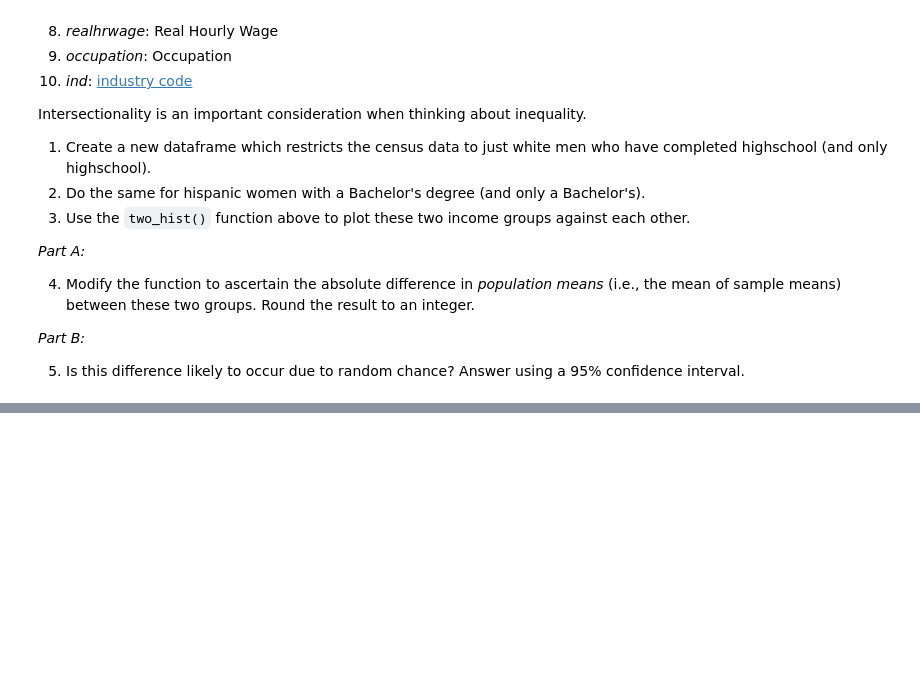
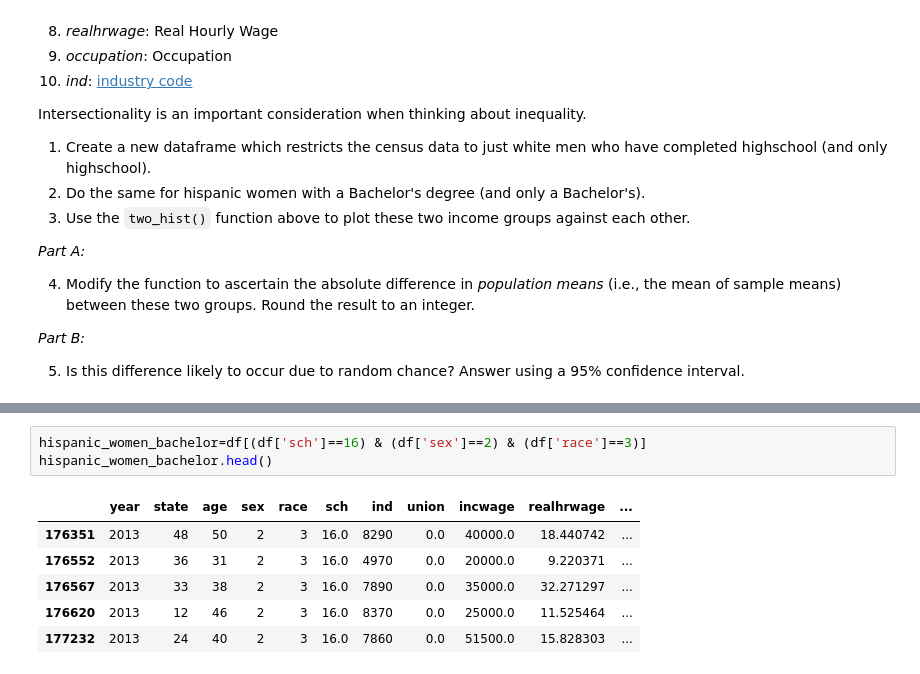
Before and after one commit to NoahGal-19/QM2, a Jupyter notebook: notebooks/W05. Distributions and Basic Statistics.ipynb, the cells around one changed output, grey strips where cells are left out. Drawn from its saved outputs; the diff is of its cells as text; blank space fills up the shorter version.

```diff
--- a/notebooks/W05. Distributions and Basic Statistics.ipynb
+++ b/notebooks/W05. Distributions and Basic Statistics.ipynb
@@ -541,0 +552,10 @@ Intersectionality is an important consideration when thinking about inequality.
+# %%
+hispanic_women_bachelor=df[(df['sch']==16) & (df['sex']==2) & (df['race']==3)]
+hispanic_women_bachelor.head()
+# %% [output]
+|  | year | state | age | sex | race | sch | ind | union | incwage | realhrwage | ... |
+| 176351 | 2013 | 48 | 50 | 2 | 3 | 16.0 | 8290 | 0.0 | 40000.0 | 18.440742 | ... |
+| 176552 | 2013 | 36 | 31 | 2 | 3 | 16.0 | 4970 | 0.0 | 20000.0 | 9.220371 | ... |
+| 176567 | 2013 | 33 | 38 | 2 | 3 | 16.0 | 7890 | 0.0 | 35000.0 | 32.271297 | ... |
+| 176620 | 2013 | 12 | 46 | 2 | 3 | 16.0 | 8370 | 0.0 | 25000.0 | 11.525464 | ... |
+| 177232 | 2013 | 24 | 40 | 2 | 3 | 16.0 | 7860 | 0.0 | 51500.0 | 15.828303 | ... |
```
Also changed, not shown: parts of 23 cells of this notebook.
